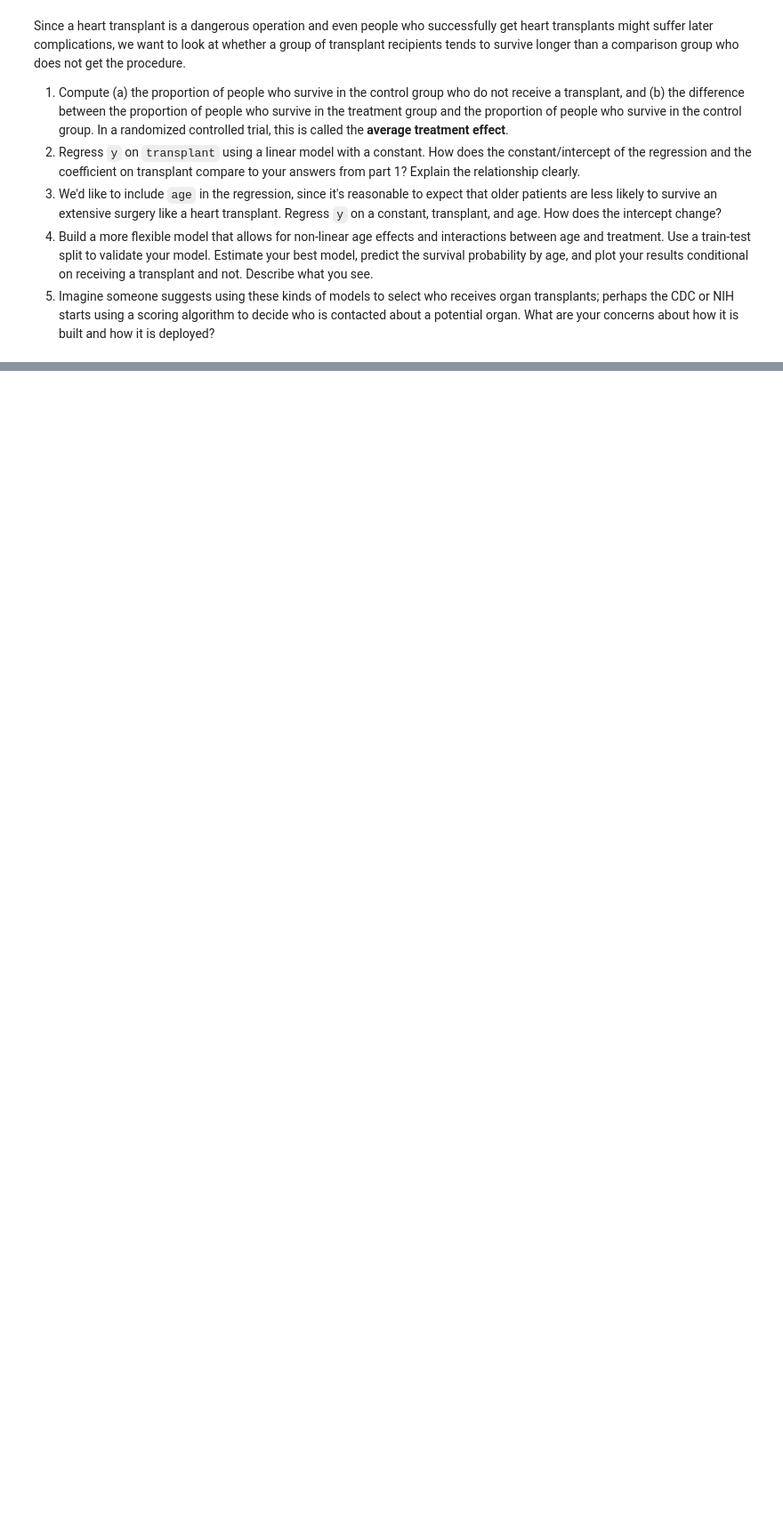
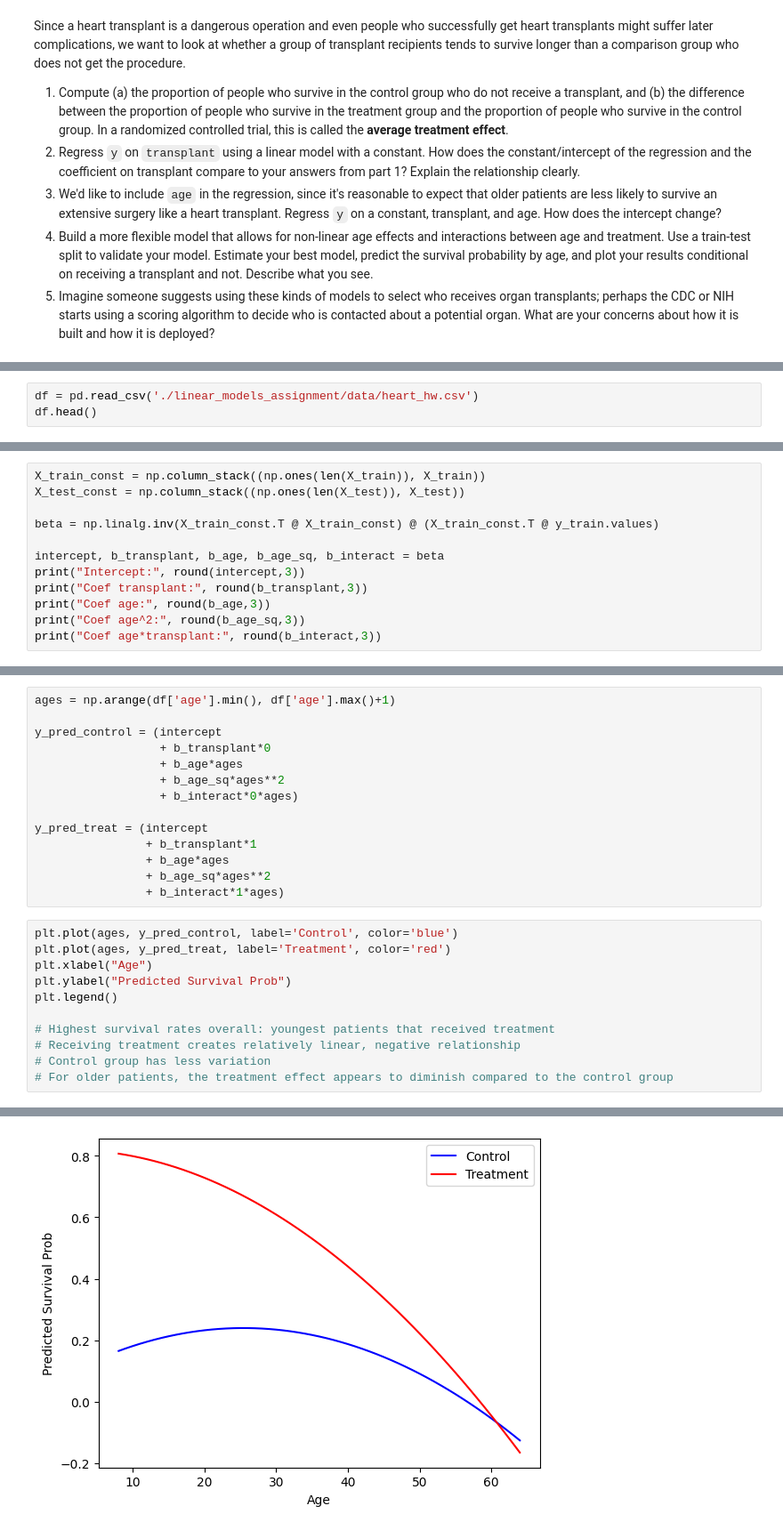
Before and after one commit to miacachion/linear_models_assignment, a Jupyter notebook: assignment.ipynb, the cells around one changed output, grey strips where cells are left out. Shown: that part at 89% size. Drawn from its saved outputs; the diff is of its cells as text; blank space fills up the shorter version.

```diff
--- a/assignment.ipynb
+++ b/assignment.ipynb
@@ -219,0 +176,3 @@ Since a heart transplant is a dangerous operation and even people who successful
+# %%
+df = pd.read_csv('./linear_models_assignment/data/heart_hw.csv')
+df.head()
@@ -219,0 +261,12 @@ Since a heart transplant is a dangerous operation and even people who successful
+# %%
+X_train_const = np.column_stack((np.ones(len(X_train)), X_train))
+X_test_const = np.column_stack((np.ones(len(X_test)), X_test))
+
+beta = np.linalg.inv(X_train_const.T @ X_train_const) @ (X_train_const.T @ y_train.values)
+
+intercept, b_transplant, b_age, b_age_sq, b_interact = beta
+print("Intercept:", round(intercept,3))
+print("Coef transplant:", round(b_transplant,3))
+print("Coef age:", round(b_age,3))
+print("Coef age^2:", round(b_age_sq,3))
+print("Coef age*transplant:", round(b_interact,3))
@@ -219,0 +279,26 @@ Since a heart transplant is a dangerous operation and even people who successful
+# %%
+ages = np.arange(df['age'].min(), df['age'].max()+1)
+
+y_pred_control = (intercept
+                  + b_transplant*0
+                  + b_age*ages
+                  + b_age_sq*ages**2
+                  + b_interact*0*ages)
+
+y_pred_treat = (intercept
+                + b_transplant*1
+                + b_age*ages
+                + b_age_sq*ages**2
+                + b_interact*1*ages)
+# %%
+plt.plot(ages, y_pred_control, label='Control', color='blue')
+plt.plot(ages, y_pred_treat, label='Treatment', color='red')
+plt.xlabel("Age")
+plt.ylabel("Predicted Survival Prob")
+plt.legend()
+
+# Highest survival rates overall: youngest patients that received treatment
+# Receiving treatment creates relatively linear, negative relationship
+# Control group has less variation
+# For older patients, the treatment effect appears to diminish compared to the control group
+# %% [output]
@@ -219,0 +306 @@ Since a heart transplant is a dangerous operation and even people who successful
+[figure, added]
```
Also changed, not shown: parts of 17 cells of this notebook.
